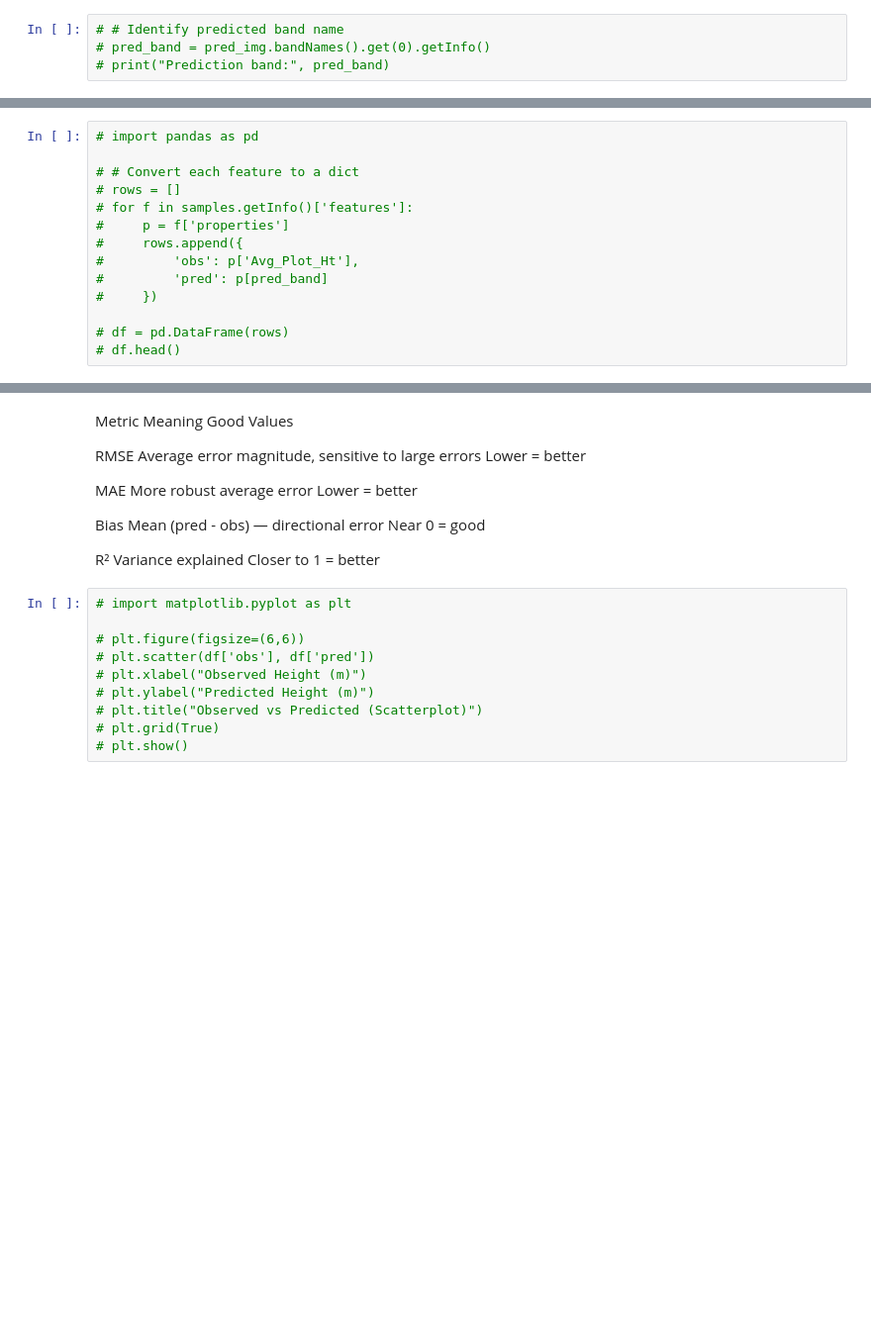
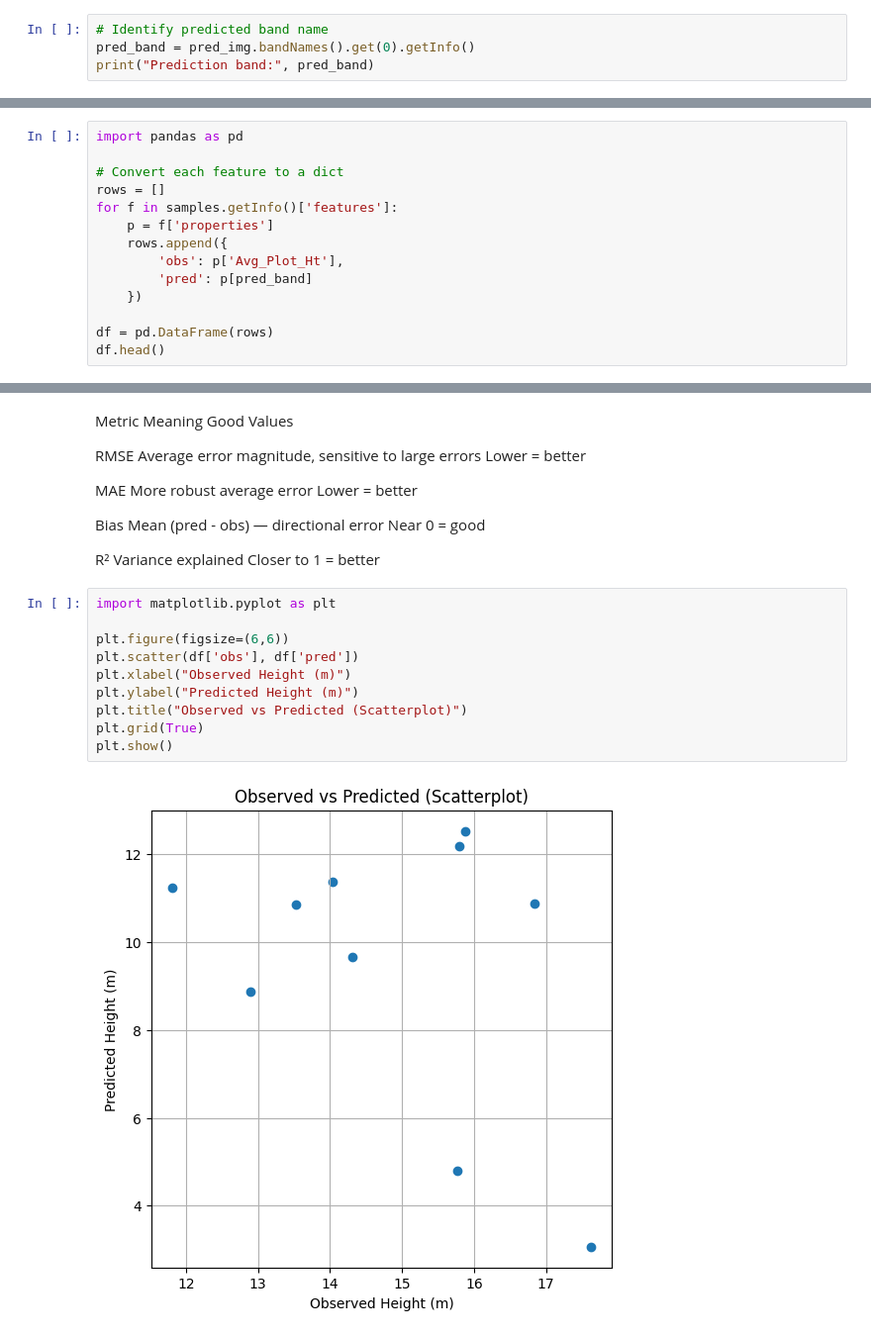
Before and after one commit to MayerT1/Prep_GEDI, a Jupyter notebook: GEDI_L1B_L2A_L2B_Native_EO_Res_Multi_Branch_Transformer.ipynb, the cells around one changed output, grey strips where cells are left out. Shown at 99% size. Saved outputs shown, nothing was run; the diff lists cells and outputs as text; blank space fills up the shorter version.

```diff
--- a/GEDI_L1B_L2A_L2B_Native_EO_Res_Multi_Branch_Transformer.ipynb
+++ b/GEDI_L1B_L2A_L2B_Native_EO_Res_Multi_Branch_Transformer.ipynb
@@ -8607,4 +9933,4 @@ GEE
 # %%
-# # Identify predicted band name
-# pred_band = pred_img.bandNames().get(0).getInfo()
-# print("Prediction band:", pred_band)
+# Identify predicted band name
+pred_band = pred_img.bandNames().get(0).getInfo()
+print("Prediction band:", pred_band)
@@ -8619,14 +9947,14 @@ GEE
 # %%
-# import pandas as pd
+import pandas as pd
 
-# # Convert each feature to a dict
-# rows = []
-# for f in samples.getInfo()['features']:
-#     p = f['properties']
-#     rows.append({
-#         'obs': p['Avg_Plot_Ht'],
-#         'pred': p[pred_band]
-#     })
+# Convert each feature to a dict
+rows = []
+for f in samples.getInfo()['features']:
+    p = f['properties']
+    rows.append({
+        'obs': p['Avg_Plot_Ht'],
+        'pred': p[pred_band]
+    })
 
-# df = pd.DataFrame(rows)
-# df.head()
+df = pd.DataFrame(rows)
+df.head()
@@ -8658,12 +9998,14 @@ Bias	Mean (pred - obs) — directional error	Near 0 = good
 
 R²	Variance explained	Closer to 1 = better
 # %%
-# import matplotlib.pyplot as plt
+import matplotlib.pyplot as plt
 
-# plt.figure(figsize=(6,6))
-# plt.scatter(df['obs'], df['pred'])
-# plt.xlabel("Observed Height (m)")
-# plt.ylabel("Predicted Height (m)")
-# plt.title("Observed vs Predicted (Scatterplot)")
-# plt.grid(True)
-# plt.show()
+plt.figure(figsize=(6,6))
+plt.scatter(df['obs'], df['pred'])
+plt.xlabel("Observed Height (m)")
+plt.ylabel("Predicted Height (m)")
+plt.title("Observed vs Predicted (Scatterplot)")
+plt.grid(True)
+plt.show()
+# %% [output]
+[figure, added]
```
Also changed, not shown: parts of 23 cells of this notebook.
